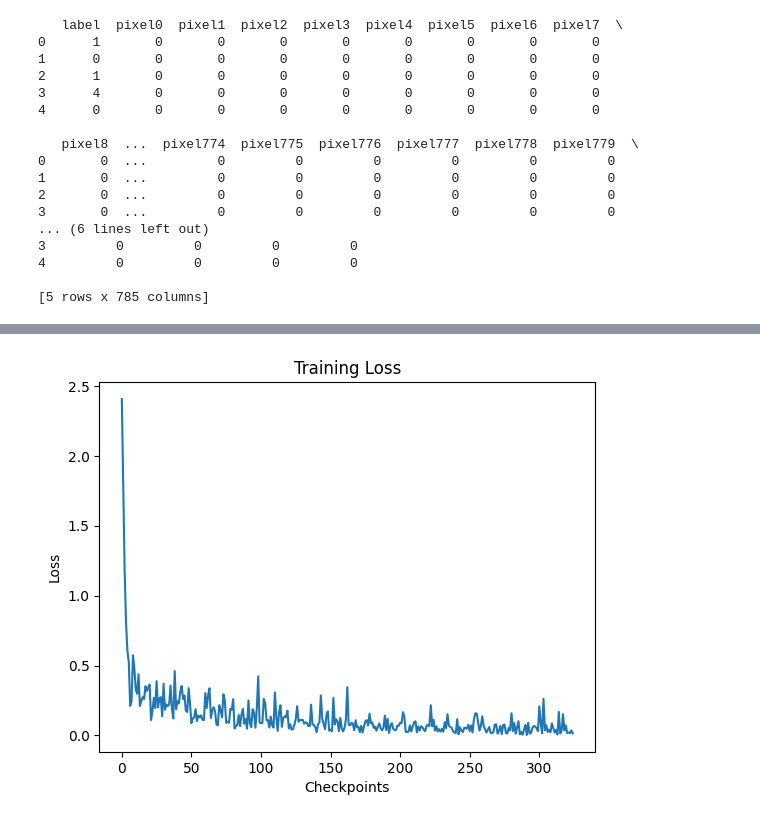
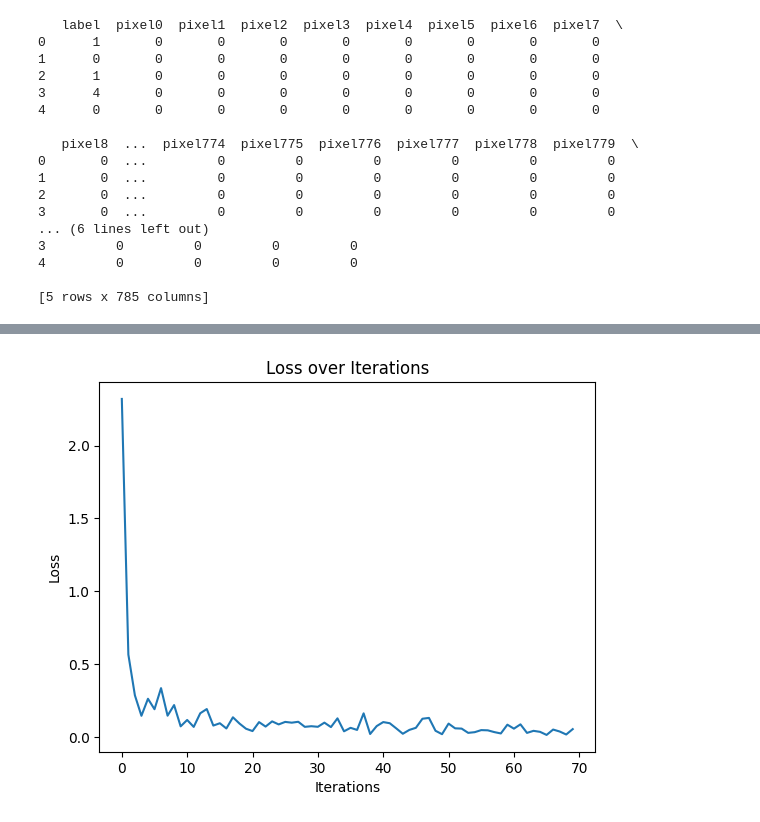
Before and after one commit to IamVatsal/NanoNet, a Jupyter notebook: MINST.ipynb, the cells around one changed output, grey strips where cells are left out. Drawn from its saved outputs; the diff is of its cells as text; code cells hidden in the pictures.

```diff
--- a/MINST.ipynb
+++ b/MINST.ipynb
@@ -39,16 +39,27 @@ Y_train = data_train[0]
 X_train = data_train[1:n] / 255.0
 X_train = X_train.T
 # %%
+# layers[0] is input layer and layer[-1] is output
+
 layers = [X_train.shape[1], 128, 64, 10]
+
+# init method
 model = NeuralNet(layers=layers)
+
+#  Tells
 model.available_training_methods()
 model.available_optimizers()
 model.available_decay_types()
+model.available_regularizations()
+model.available_gradient_clippers()
 model.set_training_method("batch_gradient_descent")
 model.set_optimizer("adam")
+model.set_decay_type("exponential_decay")
+model.set_regularization("l2", reg_lambda=0.001)
+model.set_gradient_clipper("norm", clip_value=1.0)
 
-model.train(X_train, Y_train, lr=0.001, epochs=5, batch_size=64, log_interval=10)
-model.test_predictions(0,X_dev, Y_dev)
+model.train(X_train, Y_train, lr=0.001, epochs=10, batch_size=64, log_interval=100)
+model.plot_losses()
 # %% [output]
 Available Methods: ['gd', 'sgd', 'bgd']
 Available Optimizers: ['sgd', 'adam', 'momentum', 'rmsprop', 'nesterov']
@@ -70,9 +81 @@ True Label: 3
+[figure, added]
-# %%
-losses = model.get_losses()
-plt.plot(losses)
-plt.title("Training Loss")
-plt.xlabel("Checkpoints")
-plt.ylabel("Loss")
-plt.show()
-# %% [output]
-[figure, removed]
```
Also changed, not shown: parts of 6 cells of this notebook, 1 other file.
